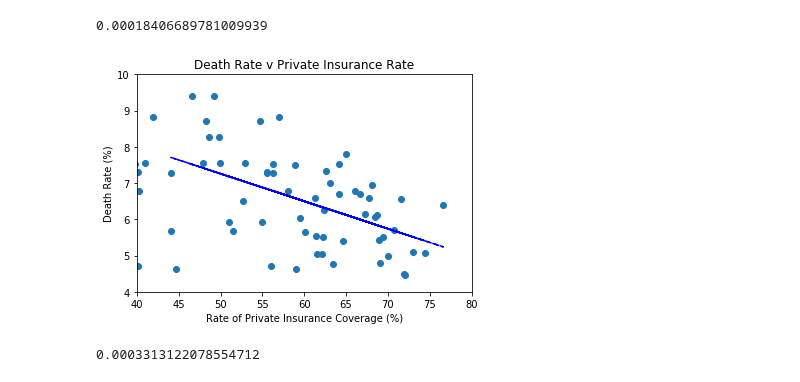
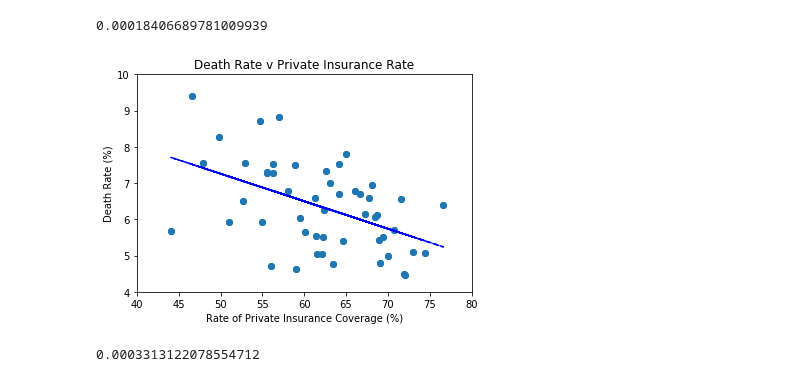
Before and after one commit to jasminajovanovic/IMR, a Jupyter notebook: Poverty.ipynb, the cells around one changed output. Drawn from its saved outputs; the diff is of its cells as text; code cells hidden in the pictures.

```diff
--- a/Poverty.ipynb
+++ b/Poverty.ipynb
@@ -358,28 +358,28 @@ x3_axis = insurance_merge["Private"]
 # %%
 #plot death rate versus rate of private insurance
 (slope, intercept, _, _, _) = linregress(x3_axis, y_axis)
 fit = slope * x3_axis + intercept
 slope, intercept, r_value, p_value, std_err = linregress(x3_axis, y_axis)
 
 fig, ax = plt.subplots()
 
 fig.suptitle("", fontsize=16, fontweight="bold")
 
 ax.set_xlim(40,80)
 ax.set_ylim(4,10)
 
 # ax.set_xlabel("Poverty Rate (%)")
 # ax.set_ylabel("Death Rate (%)")
 
 ax.plot(x3_axis, y_axis, linewidth=0, marker='o')
 ax.plot(x3_axis, fit, 'b--')
-plt.scatter(x2_axis, y_axis)
+plt.scatter(x3_axis, y_axis)
 plt.ylabel("Death Rate (%)")
 plt.xlabel("Rate of Private Insurance Coverage (%)")
 plt.title("Death Rate v Private Insurance Rate")
 plt.show()
 # %% [output]
-[figure, old version]
+[figure, new version]
 # %%
 p_value
 # %% [output]
```
Also changed, not shown: parts of 18 cells of this notebook.
